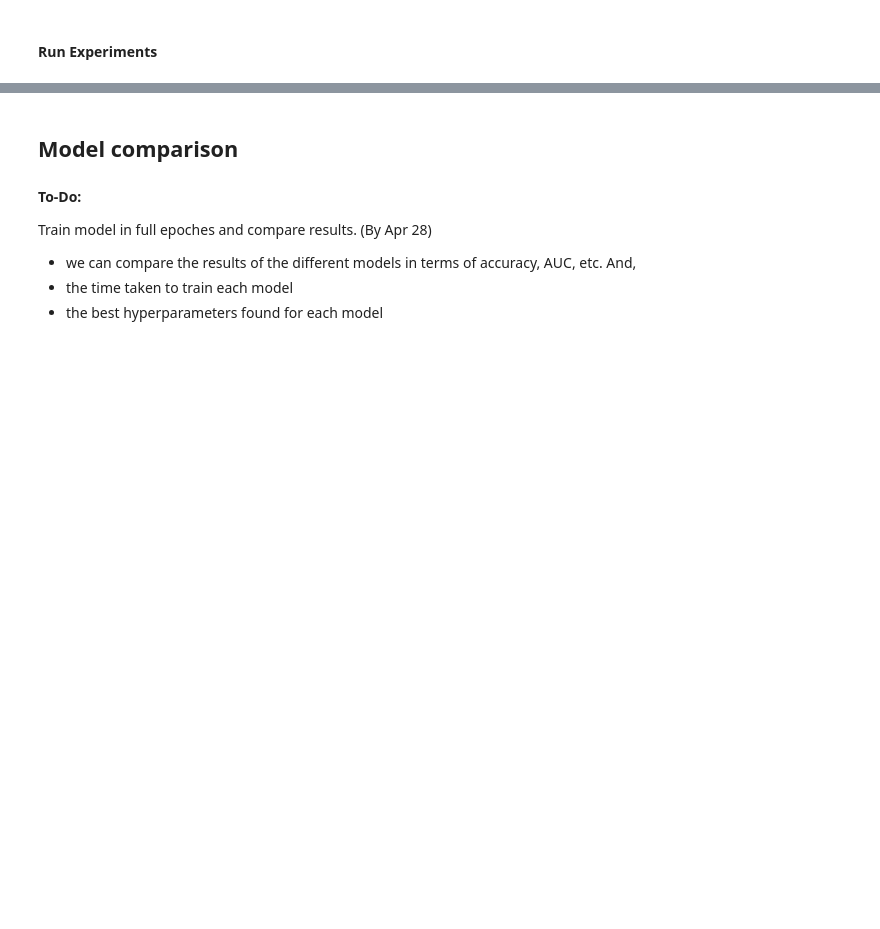
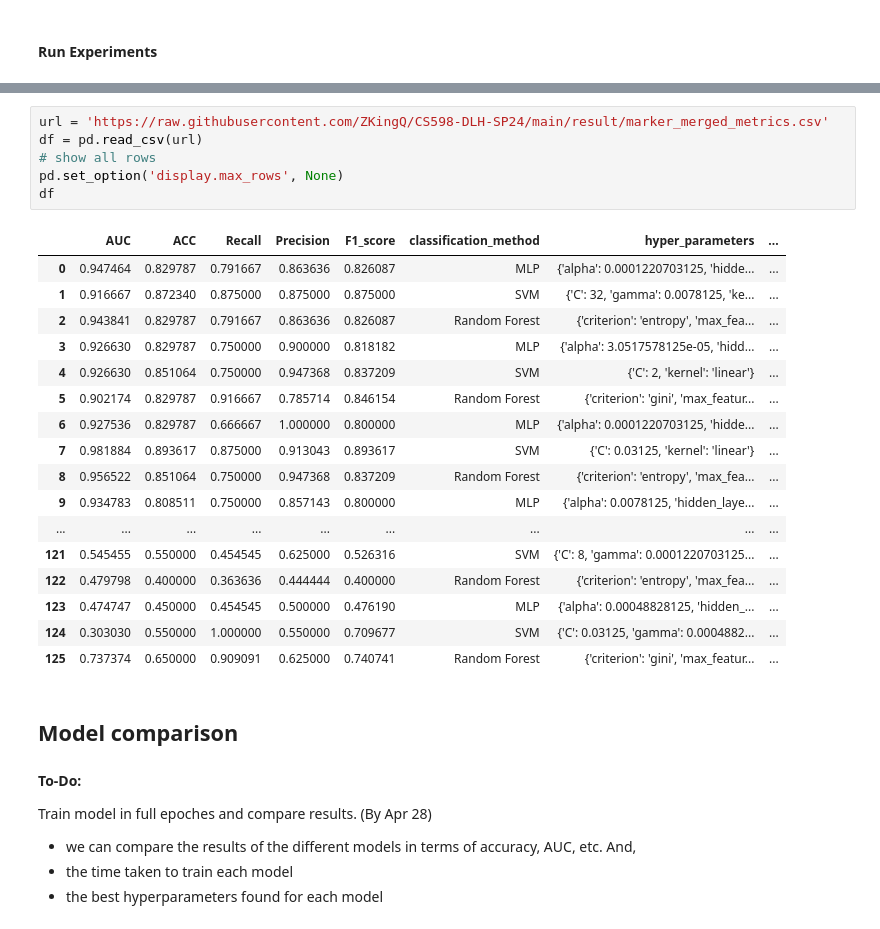
Before and after one commit to ZKingQ/CS598-DLH-SP24, a Jupyter notebook: DLH_Team_71_PyTorch.ipynb, the cells around one changed output, grey strips where cells are left out. Drawn from its saved outputs; the diff is of its cells as text; blank space fills up the shorter version.

```diff
--- a/DLH_Team_71_PyTorch.ipynb
+++ b/DLH_Team_71_PyTorch.ipynb
@@ -908,3 +977,27 @@ Show figures for each (By Apr 21)
+# %%
+url = 'https://raw.githubusercontent.com/ZKingQ/CS598-DLH-SP24/main/result/marker_merged_metrics.csv'
+df = pd.read_csv(url)
+# show all rows
+pd.set_option('display.max_rows', None)
+df
+# %% [output]
+|  | AUC | ACC | Recall | Precision | F1_score | classification_method | hyper_parameters | ... |
+| 0 | 0.947464 | 0.829787 | 0.791667 | 0.863636 | 0.826087 | MLP | {'alpha': 0.0001220703125, 'hidde... | ... |
+| 1 | 0.916667 | 0.872340 | 0.875000 | 0.875000 | 0.875000 | SVM | {'C': 32, 'gamma': 0.0078125, 'ke... | ... |
+| 2 | 0.943841 | 0.829787 | 0.791667 | 0.863636 | 0.826087 | Random Forest | {'criterion': 'entropy', 'max_fea... | ... |
+| 3 | 0.926630 | 0.829787 | 0.750000 | 0.900000 | 0.818182 | MLP | {'alpha': 3.0517578125e-05, 'hidd... | ... |
+| 4 | 0.926630 | 0.851064 | 0.750000 | 0.947368 | 0.837209 | SVM | {'C': 2, 'kernel': 'linear'} | ... |
+| 5 | 0.902174 | 0.829787 | 0.916667 | 0.785714 | 0.846154 | Random Forest | {'criterion': 'gini', 'max_featur... | ... |
+| 6 | 0.927536 | 0.829787 | 0.666667 | 1.000000 | 0.800000 | MLP | {'alpha': 0.0001220703125, 'hidde... | ... |
+| 7 | 0.981884 | 0.893617 | 0.875000 | 0.913043 | 0.893617 | SVM | {'C': 0.03125, 'kernel': 'linear'} | ... |
+| 8 | 0.956522 | 0.851064 | 0.750000 | 0.947368 | 0.837209 | Random Forest | {'criterion': 'entropy', 'max_fea... | ... |
+| 9 | 0.934783 | 0.808511 | 0.750000 | 0.857143 | 0.800000 | MLP | {'alpha': 0.0078125, 'hidden_laye... | ... |
+| ... | ... | ... | ... | ... | ... | ... | ... | ... |
+| 121 | 0.545455 | 0.550000 | 0.454545 | 0.625000 | 0.526316 | SVM | {'C': 8, 'gamma': 0.0001220703125... | ... |
+| 122 | 0.479798 | 0.400000 | 0.363636 | 0.444444 | 0.400000 | Random Forest | {'criterion': 'entropy', 'max_fea... | ... |
+| 123 | 0.474747 | 0.450000 | 0.454545 | 0.500000 | 0.476190 | MLP | {'alpha': 0.00048828125, 'hidden_... | ... |
+| 124 | 0.303030 | 0.550000 | 1.000000 | 0.550000 | 0.709677 | SVM | {'C': 0.03125, 'gamma': 0.0004882... | ... |
+| 125 | 0.737374 | 0.650000 | 0.909091 | 0.625000 | 0.740741 | Random Forest | {'criterion': 'gini', 'max_featur... | ... |
 # %% [markdown]
 ## Model comparison
 # %% [markdown]
```
Also changed, not shown: parts of 17 cells of this notebook.
